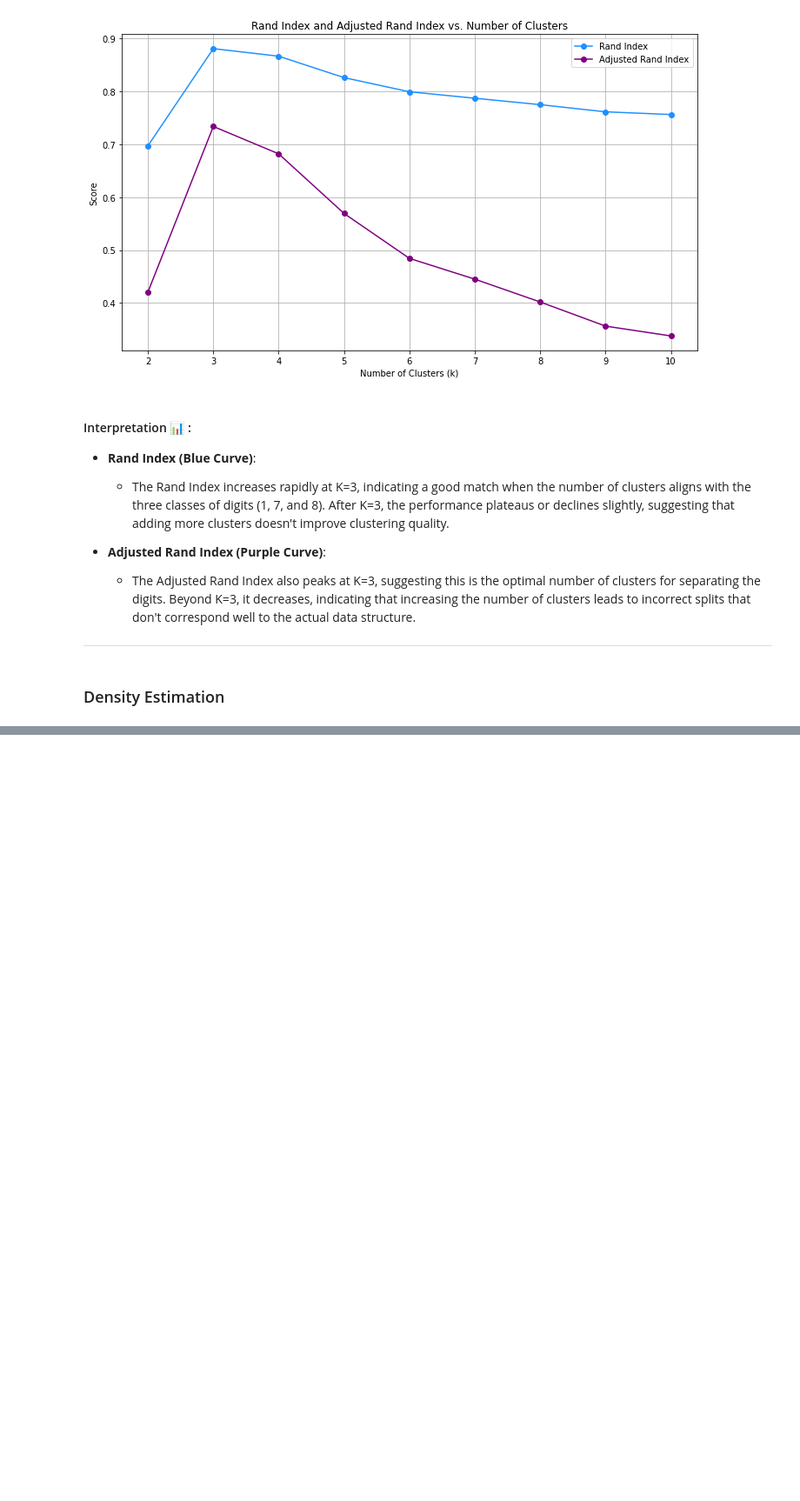
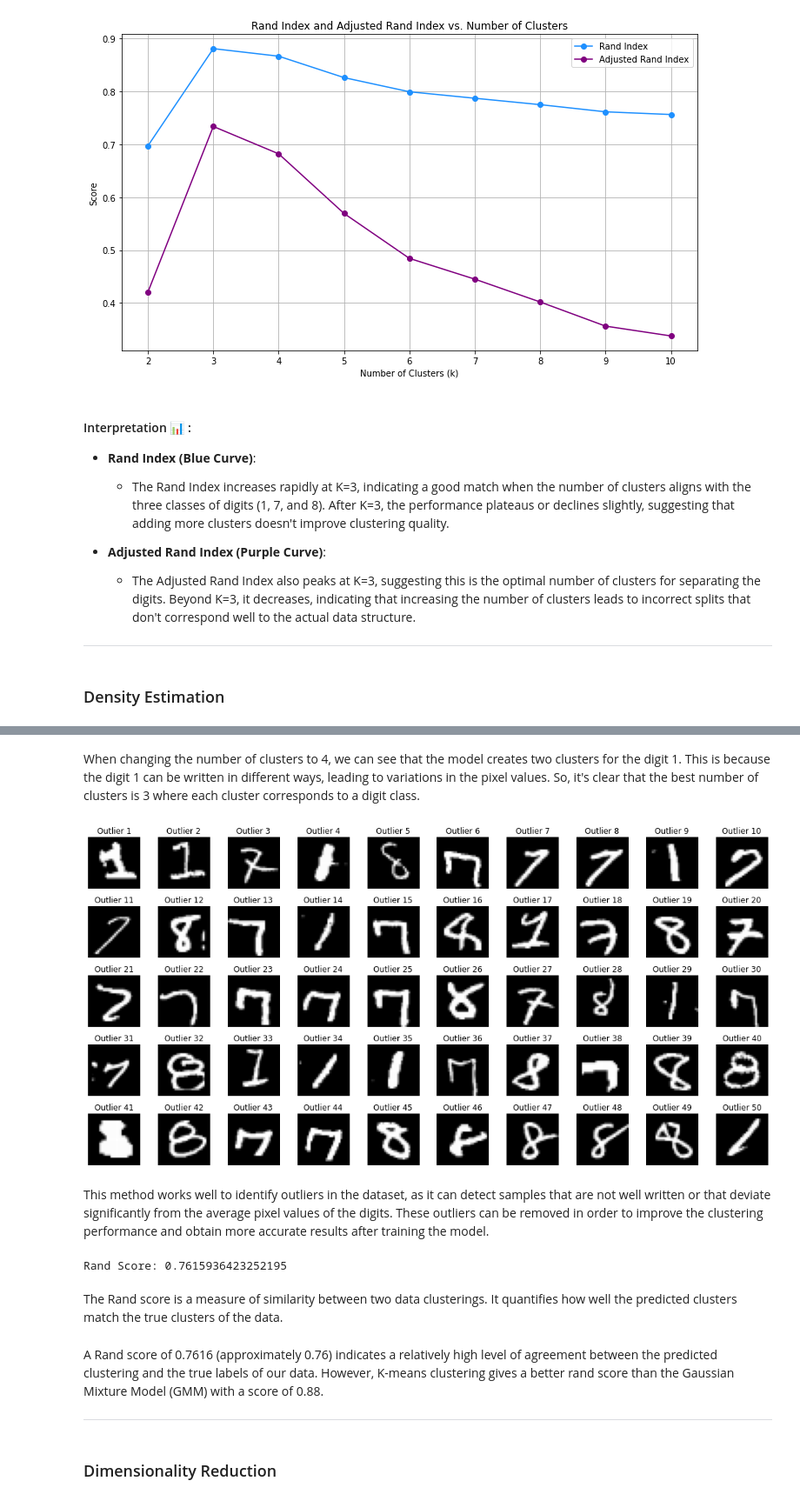
Before and after one commit to YessineMkaouar/Practical-Machine-Learning, a Jupyter notebook: temp.ipynb, the cells around one changed output, grey strips where cells are left out. Shown at 87% size. Saved outputs shown, nothing was run; the diff lists cells and outputs as text; code cells hidden in the pictures; blank space fills up the shorter version.

```diff
--- a/temp.ipynb
+++ b/temp.ipynb
@@ -1044,0 +1126,62 @@ plt.show()
+# %% [markdown]
+When changing the number of clusters to 4, we can see that the model creates two clusters for the digit 1. This is because the digit 1 can be written in different ways, leading to variations in the pixel values. So, it's clear that the best number of clusters is 3 where each cluster corresponds to a digit class.
+# %%
+# Initialize the GMM model with 3 components and diagonal covariance type
+gmm = GaussianMixture(n_components=3, covariance_type='diag', random_state=42)
+
+# Fit the GMM model to the digits data
+gmm.fit(x2)
+
+# Compute the log probability (log likelihood) for each sample
+log_probs = gmm.score_samples(x2)
+
+# Sort the samples by log probability to find the ones with the smallest scores (potential outliers)
+outlier_indices = np.argsort(log_probs)[:50]  # Take the 50 samples with the lowest log probability
+
+# Recover the outlier samples
+outlier_samples = x2[outlier_indices]
+
+# Plot the outlier samples
+n_outliers = outlier_samples.shape[0]
+n_cols = 10  # Number of columns in the plot
+n_rows = n_outliers // n_cols + (n_outliers % n_cols > 0)  # Calculate number of rows needed
+
+plt.figure(figsize=(15, n_rows * 1.5))
+
+for i, sample in enumerate(outlier_samples):
+    plt.subplot(n_rows, n_cols, i + 1)
+    plt.imshow(sample.reshape(28, 28), cmap='gray')
+    plt.axis('off')
+    plt.title(f'Outlier {i + 1}')
+
+plt.tight_layout()  # Adjust layout to prevent overlap
+plt.show()
+# %% [output]
+[figure, added]
+# %% [markdown]
+This method works well to identify outliers in the dataset, as it can detect samples that are not well written or that deviate significantly from the average pixel values of the digits. These outliers can be removed in order to improve the clustering performance and obtain more accurate results after training the model.
+# %%
+# Initialize the GMM model with 3 components and diagonal covariance type
+gmm = GaussianMixture(n_components=3, covariance_type='diag', random_state=42)
+
+# Fit the GMM model to the data
+gmm.fit(x2)
+
+# Estimate the labels of the samples
+predicted_labels = gmm.predict(x2)
+
+# Compute the clustering Rand score
+# Note: true_labels should be the ground truth labels of your dataset
+rand_score_value = rand_score(y2, predicted_labels)
+
+print(f'Rand Score: {rand_score_value}')
+# %% [output]
+Rand Score: 0.7615936423252195
+# %% [markdown]
+The Rand score is a measure of similarity between two data clusterings. It quantifies how well the predicted clusters match the true clusters of the data.
+# %% [markdown]
+A Rand score of 0.7616 (approximately 0.76) indicates a relatively high level of agreement between the predicted clustering and the true labels of our data. However, K-means clustering gives a better rand score than the Gaussian Mixture Model (GMM) with a score of 0.88.
+
+---
+# %% [markdown]
+### Dimensionality Reduction
```
Also changed, not shown: parts of 6 cells of this notebook.
